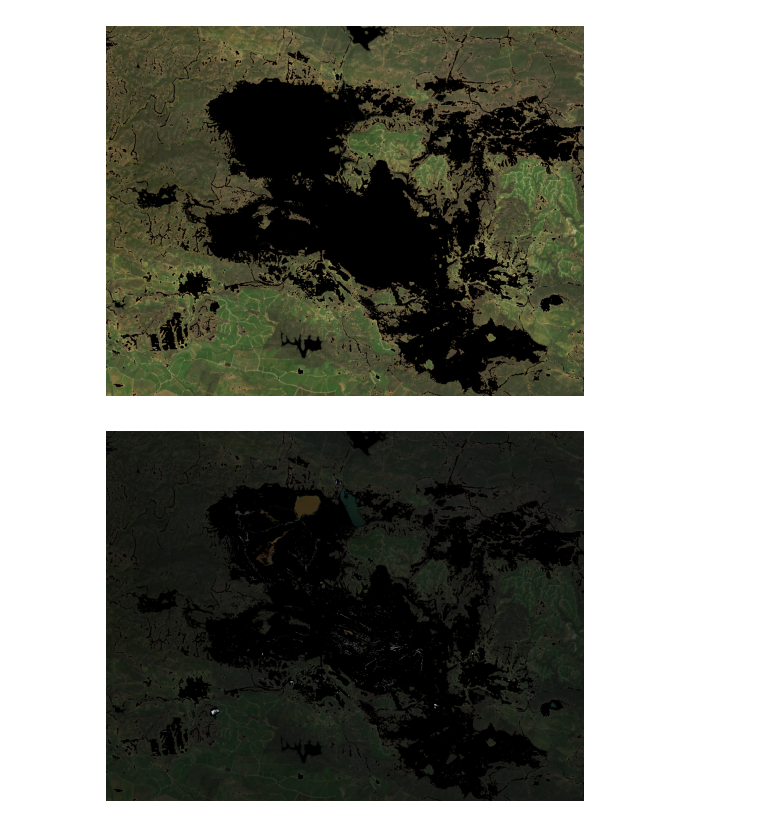
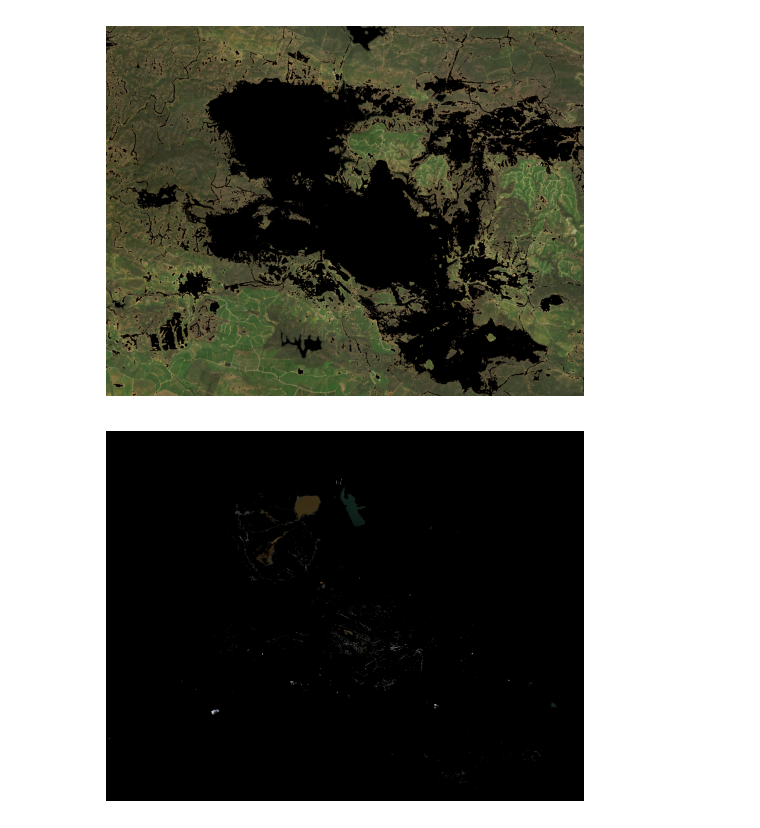
Before and after one commit to ArmanHosseini1/PIR-Rio-Tinto, a Jupyter notebook: K-means.ipynb, the cells around one changed output. Cells and saved outputs as stored; diff of their text form; code cells hidden in the pictures.

```diff
--- a/K-means.ipynb
+++ b/K-means.ipynb
@@ -89,34 +89,34 @@ green = image[1, :, :]  # B3
 nir   = image[-1, :, :]  # B8
 
 # Calcul NDWI
 ndwi = (green - nir) / (green + nir)
 ndwi = np.where((green + nir) == 0, 0, ndwi)
 
 # Détection de l'eau
 threshold_ndwi = 0  # à ajuster
 water_mask = (ndwi > threshold_ndwi) & non_veg_mask
 
 # Étendre le masque sur les bandes
 water_mask_3d = water_mask[None, :, :]
 
 # Pixels eau gardés, autres = 0
 water_only = np.where(water_mask_3d, image, 0)
 
-RED   = water_only[2, :, :] + veg_only[2, :, :]
-GREEN = water_only[1, :, :] + veg_only[1, :, :]
-BLUE  = water_only[0, :, :] + veg_only[0, :, :]
+RED   = water_only[2, :, :] #+ veg_only[2, :, :]
+GREEN = water_only[1, :, :] #+ veg_only[1, :, :]
+BLUE  = water_only[0, :, :] #+ veg_only[0, :, :]
 
 rgb_water = np.stack([RED, GREEN, BLUE], axis=-1)
 
 # Normalisation bande par bande
 min_val = np.nanmin(rgb_water, axis=(0,1))
 max_val = np.nanmax(rgb_water, axis=(0,1))
 scale = max_val - min_val
 scale[scale == 0] = 1
 rgb_norm = (rgb_water - min_val) / scale
 
 plt.imshow(rgb_norm)
 plt.axis('off')
 plt.show()
 # %% [output]
-[figure, old version]
+[figure, new version]
```
Also changed, not shown: parts of 11 cells of this notebook.
